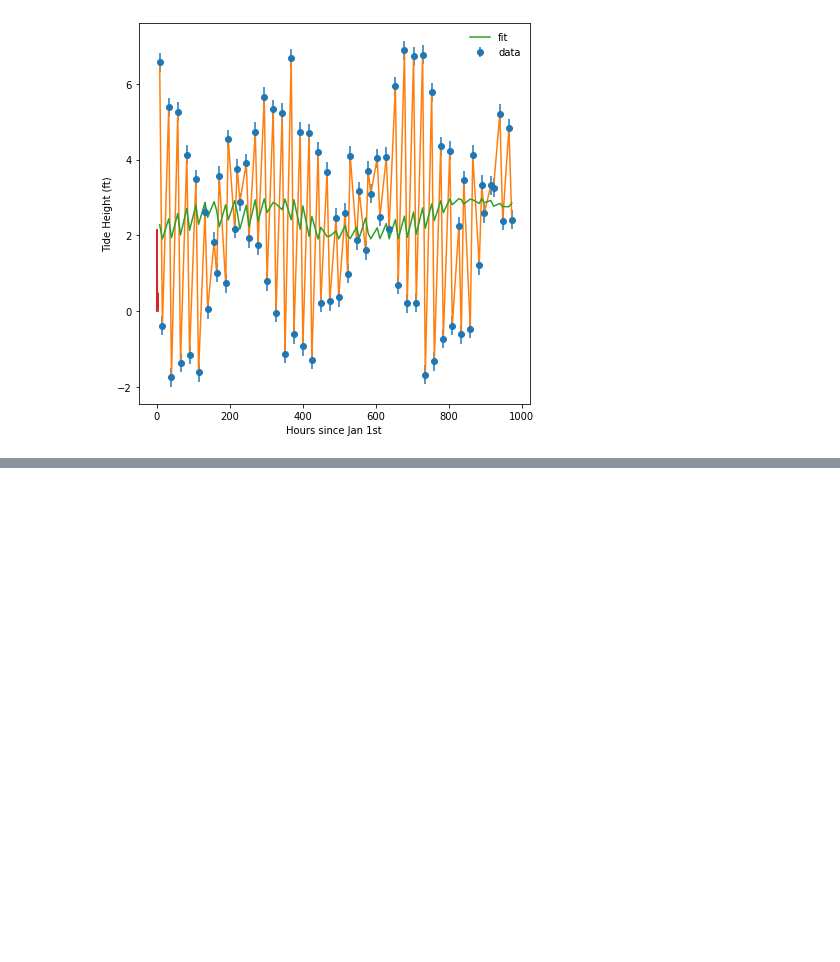
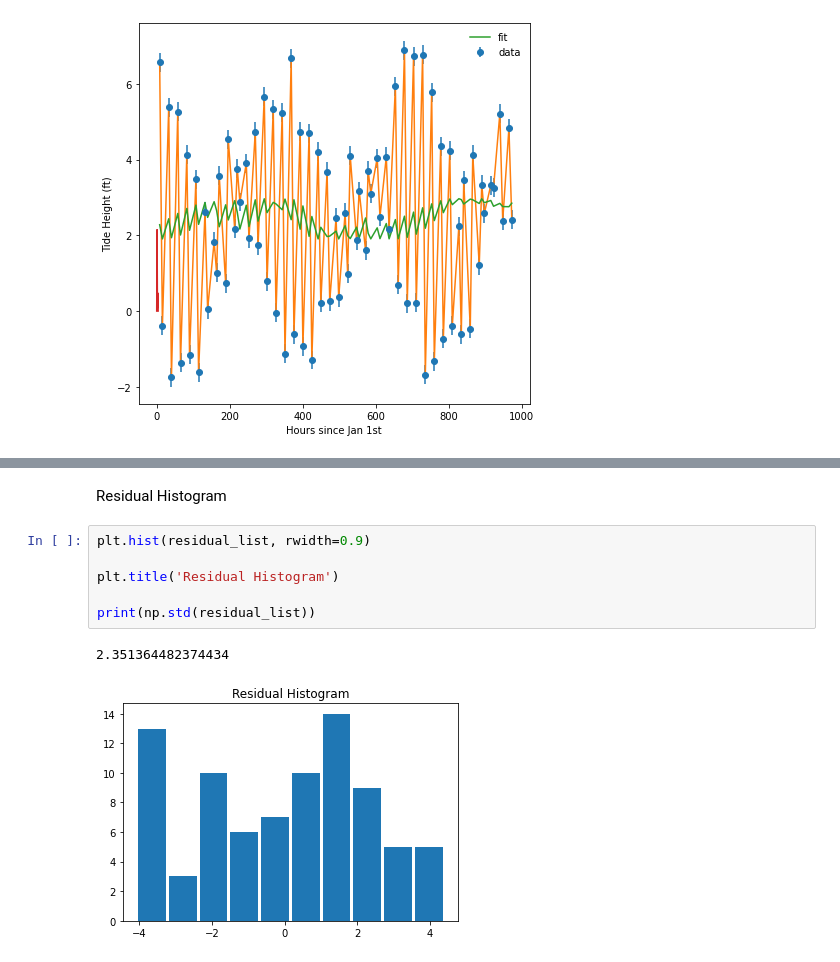
Before and after one commit to isba1/Group7TidalReport, a Jupyter notebook: Group_7_Tidal_Project.ipynb, the cells around one changed output, grey strips where cells are left out. Drawn from its saved outputs; the diff is of its cells as text; blank space fills up the shorter version.

```diff
--- a/Group_7_Tidal_Project.ipynb
+++ b/Group_7_Tidal_Project.ipynb
@@ -64,0 +81,11 @@ Text(0, 0.5, 'Tide Height (ft)')
+# %% [markdown]
+Residual Histogram
+# %%
+plt.hist(residual_list, rwidth=0.9)
+
+plt.title('Residual Histogram')
+
+print(np.std(residual_list))
+# %% [output]
+2.351364482374434
+[figure, added]
```
Also changed, not shown: parts of 2 cells of this notebook.
